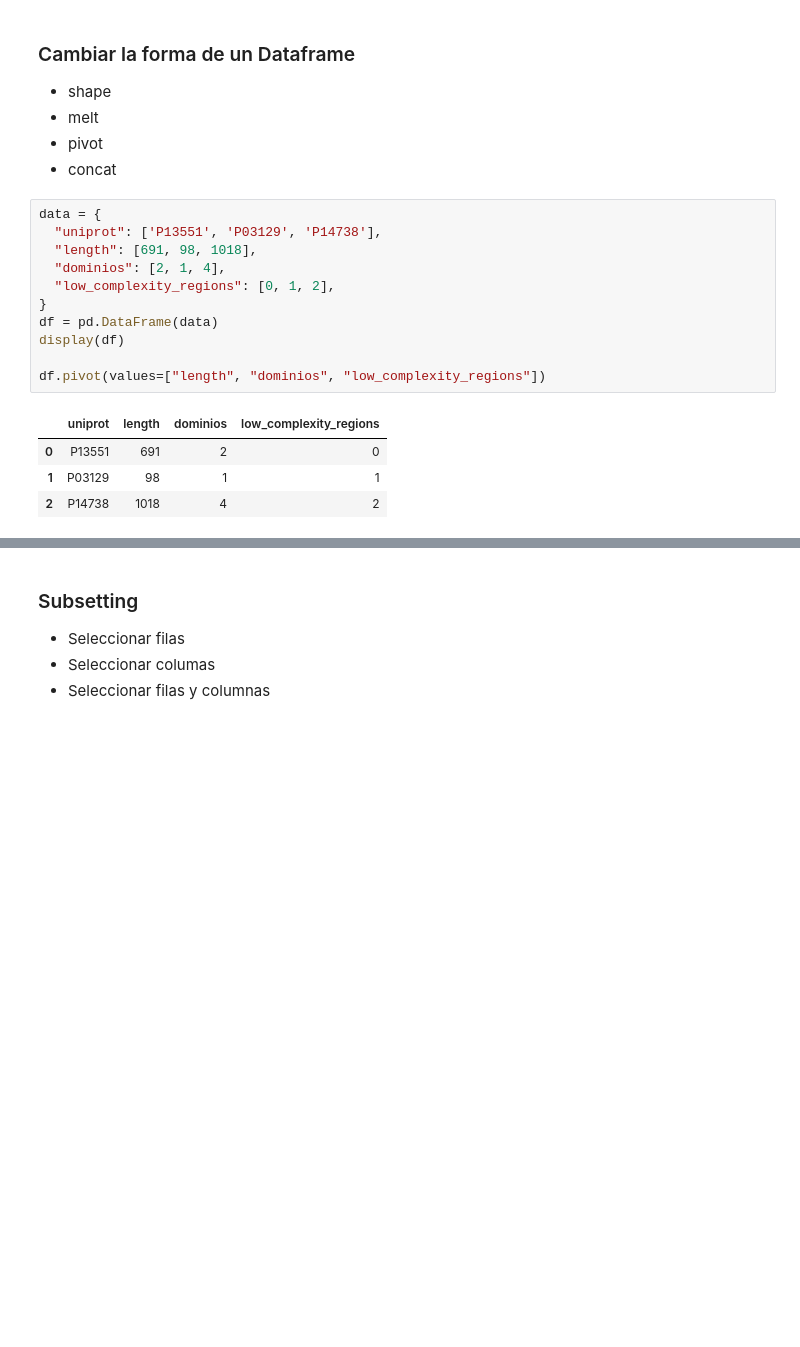
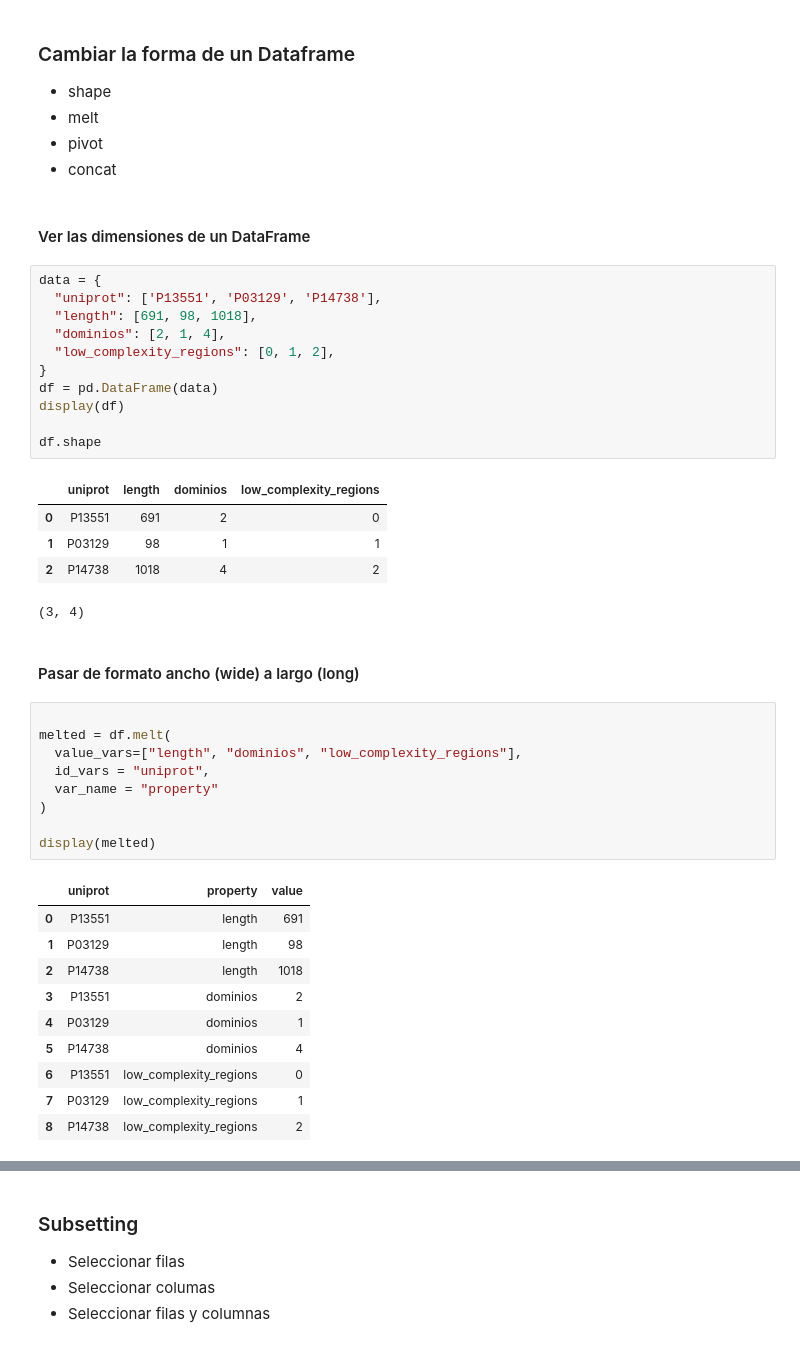
Before and after one commit to javieriserte/qualitative-data-course, a Jupyter notebook: classes/C01.Intro.Python.ipynb, the cells around one changed output, grey strips where cells are left out. Saved outputs shown, nothing was run; the diff lists cells and outputs as text; blank space fills up the shorter version.

```diff
--- a/classes/C01.Intro.Python.ipynb
+++ b/classes/C01.Intro.Python.ipynb
@@ -1023,6 +1025,8 @@ df = pd.from_csv("nombre de archivo.csv")
 - melt
 - pivot
 - concat
+# %% [markdown]
+#### Ver las dimensiones de un DataFrame
 # %%
 data = {
   "uniprot": ['P13551', 'P03129', 'P14738'],
@@ -1033,9 +1037,32 @@ data = {
 df = pd.DataFrame(data)
 display(df)
 
-df.pivot(values=["length", "dominios", "low_complexity_regions"])
+df.shape
 # %% [output]
 |  | uniprot | length | dominios | low_complexity_regions |
 | 0 | P13551 | 691 | 2 | 0 |
 | 1 | P03129 | 98 | 1 | 1 |
 | 2 | P14738 | 1018 | 4 | 2 |
+(3, 4)
+# %% [markdown]
+#### Pasar de formato ancho (wide) a largo (long)
+# %%
+
+melted = df.melt(
+  value_vars=["length", "dominios", "low_complexity_regions"],
+  id_vars = "uniprot",
+  var_name = "property"
+)
+
+display(melted)
+# %% [output]
+|  | uniprot | property | value |
+| 0 | P13551 | length | 691 |
+| 1 | P03129 | length | 98 |
+| 2 | P14738 | length | 1018 |
+| 3 | P13551 | dominios | 2 |
+| 4 | P03129 | dominios | 1 |
+| 5 | P14738 | dominios | 4 |
+| 6 | P13551 | low_complexity_regions | 0 |
+| 7 | P03129 | low_complexity_regions | 1 |
+| 8 | P14738 | low_complexity_regions | 2 |
```
Also changed, not shown: parts of 12 cells of this notebook.
